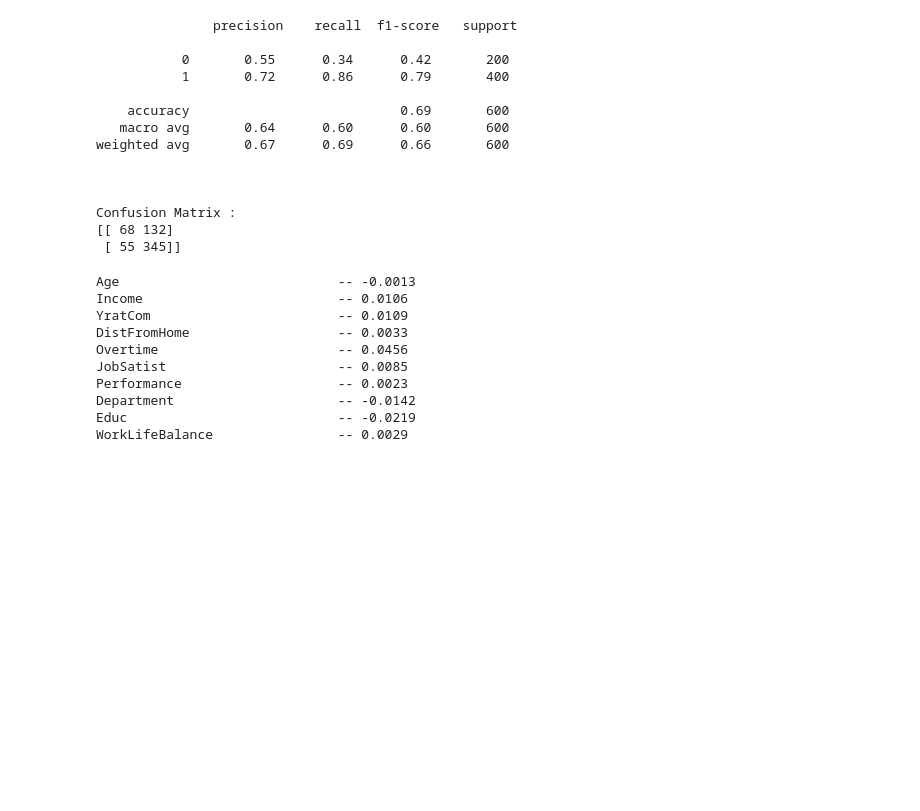
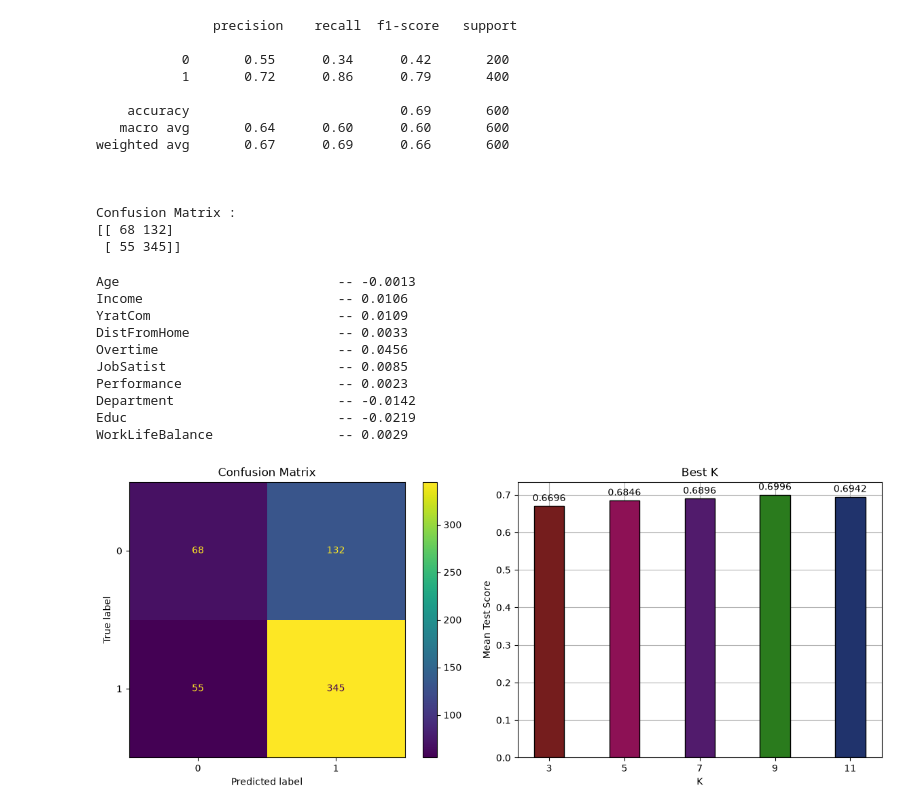
Before and after one commit to Lang-Shin/applied-ml-pipelines, a Jupyter notebook: KNN/Practice3/emp_attrition_pred.ipynb, the cells around one changed output. Saved outputs shown, nothing was run; the diff lists cells and outputs as text; code cells hidden in the pictures; blank space fills up the shorter version.

Commit message:
Practice3 - Employee Attrition Prediction --> DONE

```diff
--- a/KNN/Practice3/emp_attrition_pred.ipynb
+++ b/KNN/Practice3/emp_attrition_pred.ipynb
@@ -206,3 +207,24 @@ Performance                    -- 0.0023
 Department                     -- -0.0142
 Educ                           -- -0.0219
 WorkLifeBalance                -- 0.0029
+# %%
+# VISUALIZATION's
+
+fig, axes = plt.subplots(1,2, figsize=(12, 5))
+
+ConfusionMatrixDisplay.from_predictions(y_test, predictions, ax=axes[0])
+axes[0].set_title("Confusion Matrix")
+
+bar = axes[1].bar(gs_report['param_classifier__n_neighbors'], gs_report['mean_test_score'], color=["#751D1D", "#8D1155", "#511B6C", "#20336C", "#2A7B1D"], edgecolor="#000000")
+axes[1].grid(True)
+axes[1].set_axisbelow(True)
+axes[1].bar_label(bar, padding=3, fmt="%.4f")
+axes[1].set_xlabel("K")
+axes[1].set_ylabel("Mean Test Score")
+axes[1].set_title("Best K")
+axes[1].set_xticks(gs_report['param_classifier__n_neighbors'])
+
+plt.tight_layout()
+plt.show()
+# %% [output]
+[figure, added]
```
Also changed, not shown: parts of 1 cell of this notebook.
